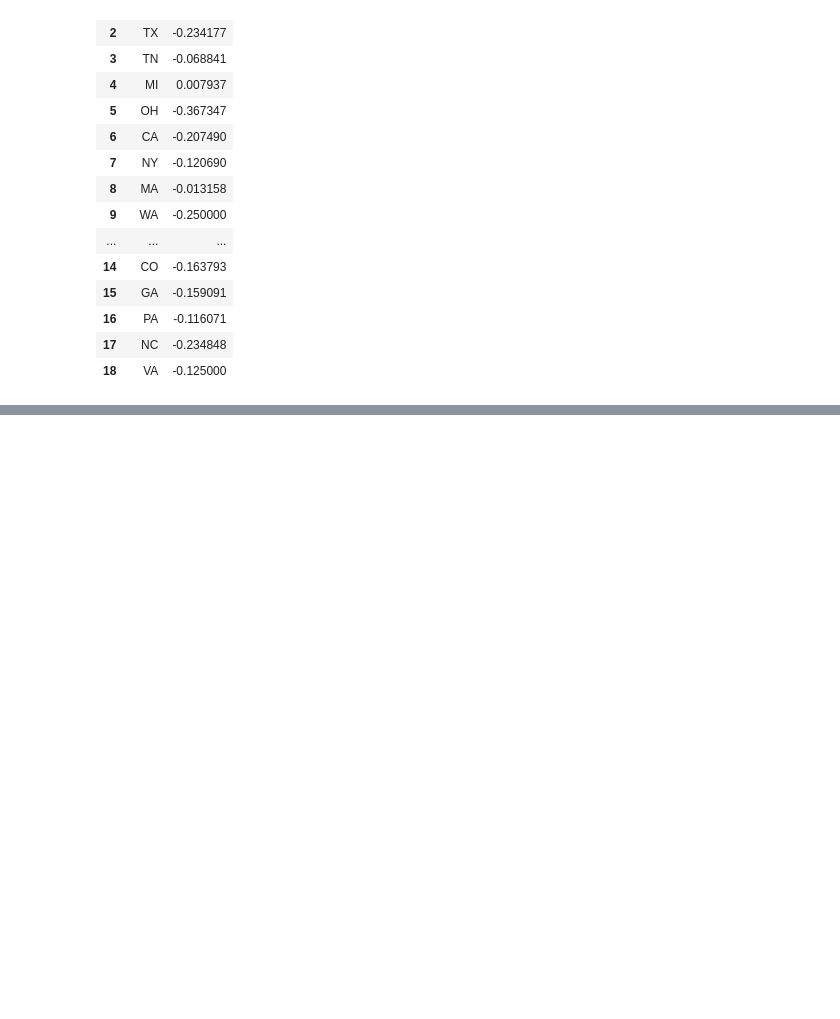
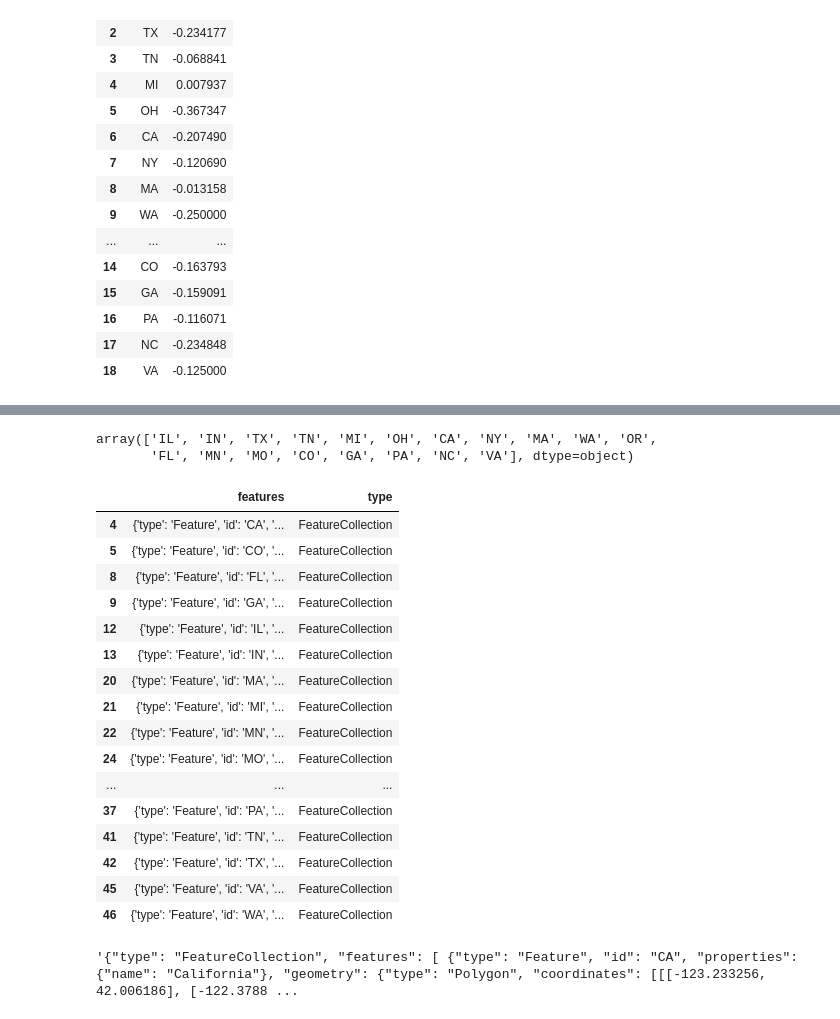
Before and after one commit to phuongho43/cogs108-mental_health, a Jupyter notebook: folium_choropleth-ORIGINAL.ipynb, the cells around one changed output, grey strips where cells are left out. Cells and saved outputs as stored; diff of their text form; code cells hidden in the pictures; blank space fills up the shorter version.

```diff
--- a/folium_choropleth-ORIGINAL.ipynb
+++ b/folium_choropleth-ORIGINAL.ipynb
@@ -1170,3 +1189,5 @@ m.choropleth(geo_path='data/us-states.json',
 m
 # %% [output]
 [interactive output not drawn]
+# %%
+overlays = pd.read_json('data/us-states.json')
@@ -1172,0 +1203,29 @@ m
+# %%
+state_stig.state.values
+# %% [output]
+array(['IL', 'IN', 'TX', 'TN', 'MI', 'OH', 'CA', 'NY', 'MA', 'WA', 'OR',
+       'FL', 'MN', 'MO', 'CO', 'GA', 'PA', 'NC', 'VA'], dtype=object)
+# %%
+for ind, val in overlays.features.iteritems():
+    if val['id'] not in state_stig.state.values:
+        overlays.drop(ind, axis=0, inplace=True)
+# %%
+overlays
+# %% [output]
+|  | features | type |
+| 4 | {'type': 'Feature', 'id': 'CA', '... | FeatureCollection |
+| 5 | {'type': 'Feature', 'id': 'CO', '... | FeatureCollection |
+| 8 | {'type': 'Feature', 'id': 'FL', '... | FeatureCollection |
+| 9 | {'type': 'Feature', 'id': 'GA', '... | FeatureCollection |
+| 12 | {'type': 'Feature', 'id': 'IL', '... | FeatureCollection |
+| 13 | {'type': 'Feature', 'id': 'IN', '... | FeatureCollection |
+| 20 | {'type': 'Feature', 'id': 'MA', '... | FeatureCollection |
+| 21 | {'type': 'Feature', 'id': 'MI', '... | FeatureCollection |
+| 22 | {'type': 'Feature', 'id': 'MN', '... | FeatureCollection |
+| 24 | {'type': 'Feature', 'id': 'MO', '... | FeatureCollection |
+| ... | ... | ... |
+| 37 | {'type': 'Feature', 'id': 'PA', '... | FeatureCollection |
+| 41 | {'type': 'Feature', 'id': 'TN', '... | FeatureCollection |
+| 42 | {'type': 'Feature', 'id': 'TX', '... | FeatureCollection |
+| 45 | {'type': 'Feature', 'id': 'VA', '... | FeatureCollection |
+| 46 | {'type': 'Feature', 'id': 'WA', '... | FeatureCollection |
@@ -1172,0 +1236,4 @@ m
+# %%
+new_overlays
+# %% [output]
+'{"type": "FeatureCollection", "features": [ {"type": "Feature", "id": "CA", "properties": {"name": "California"}, "geometry": {"type": "Polygon", "coordinates": [[[-123.233256, 42.006186], [-122.3788 ...
```
Also changed, not shown: parts of 20 cells of this notebook, 4 other files.
